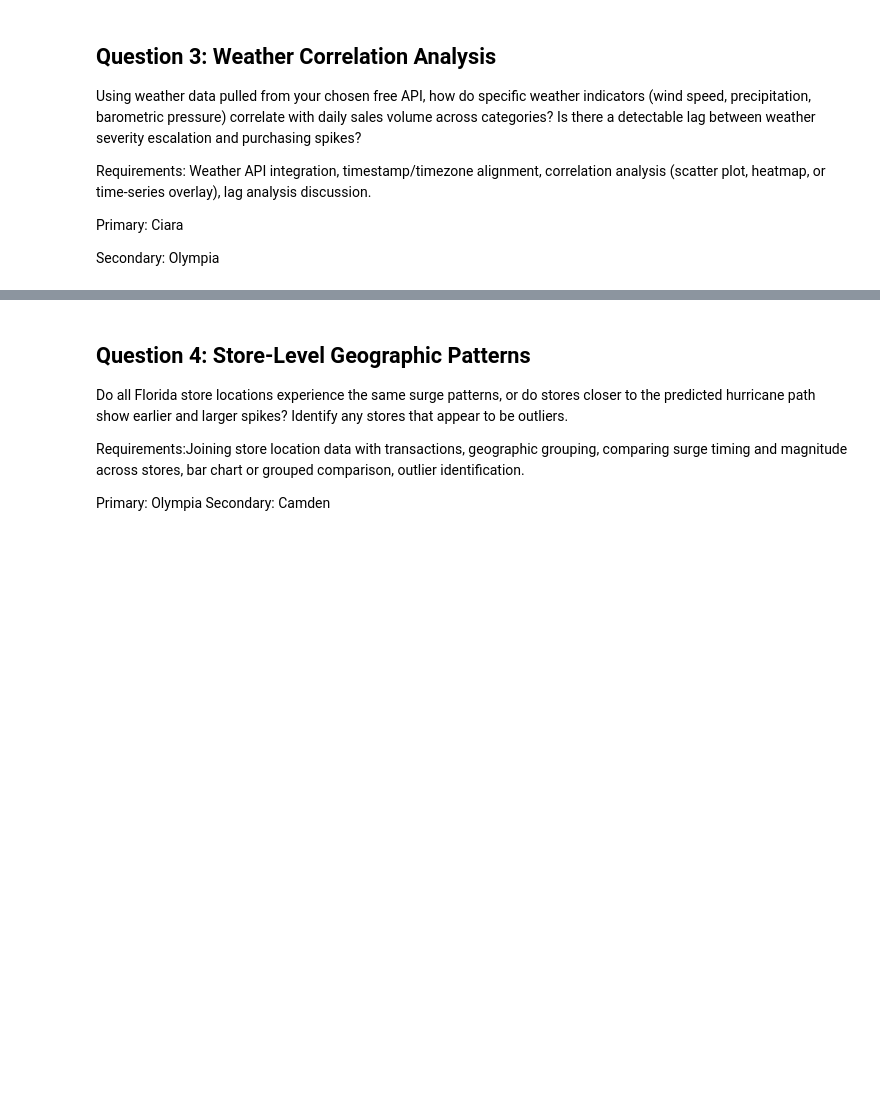
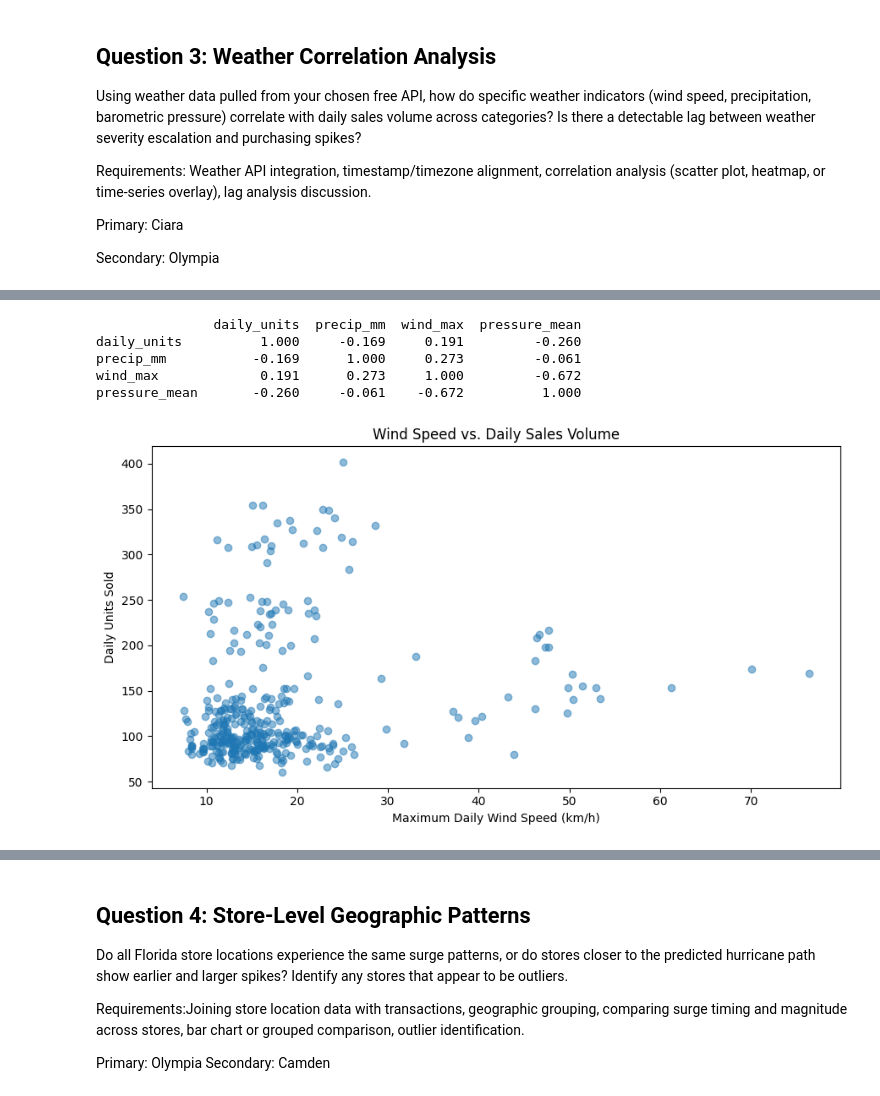
Before and after one commit to ciara-graves/walmart-hurricane-project, a Jupyter notebook: notebooks/DS2002_MidtermTeam_notebook.ipynb, the cells around one changed output, grey strips where cells are left out. Saved outputs shown, nothing was run; the diff lists cells and outputs as text; code cells hidden in the pictures; blank space fills up the shorter version.

```diff
--- a/notebooks/DS2002_MidtermTeam_notebook.ipynb
+++ b/notebooks/DS2002_MidtermTeam_notebook.ipynb
@@ -2059,0 +2345,23 @@ Secondary: Olympia
+# %%
+# 7
+# Check timestamp, store_id, and quanity
+# make changes for UTC time here
+
+sales['timestamp'] = pd.to_datetime(
+    sales['timestamp'], errors='coerce'
+)
+
+# Confirm timestamps represent Florida local time.
+# If UTC, convert to America/New_York first.
+sales['date'] = sales['timestamp'].dt.normalize()
+
+daily_sales = (
+    sales.dropna(subset=['date'])
+    .groupby(['store_id', 'date'], as_index=False)
+    .agg(
+        daily_units=('quantity', 'sum'),
+        daily_orders=('quantity', 'size')
+    )
+)
+
+display(daily_sales.head())
@@ -2059,0 +2425,41 @@ Secondary: Olympia
+# %%
+# 8
+# Calculate correlations
+
+weather_vars = ['precip_mm', 'wind_max', 'pressure_mean']
+
+correlations = sales_weather[
+    ['daily_units'] + weather_vars
+].corr()
+
+print(correlations.round(3))
+# %% [output]
+               daily_units  precip_mm  wind_max  pressure_mean
+daily_units          1.000     -0.169     0.191         -0.260
+precip_mm           -0.169      1.000     0.273         -0.061
+wind_max             0.191      0.273     1.000         -0.672
+pressure_mean       -0.260     -0.061    -0.672          1.000
+# %%
+# 9
+# Visualize the relationships
+
+import matplotlib.pyplot as plt
+
+fig, ax = plt.subplots(figsize=(9, 5))
+
+ax.scatter(
+    sales_weather['wind_max'],
+    sales_weather['daily_units'],
+    alpha=0.5
+)
+
+ax.set(
+    xlabel='Maximum Daily Wind Speed (km/h)',
+    ylabel='Daily Units Sold',
+    title='Wind Speed vs. Daily Sales Volume'
+)
+
+plt.tight_layout()
+plt.show()
+# %% [output]
+[figure, added]
```
Also changed, not shown: parts of 21 cells of this notebook.
